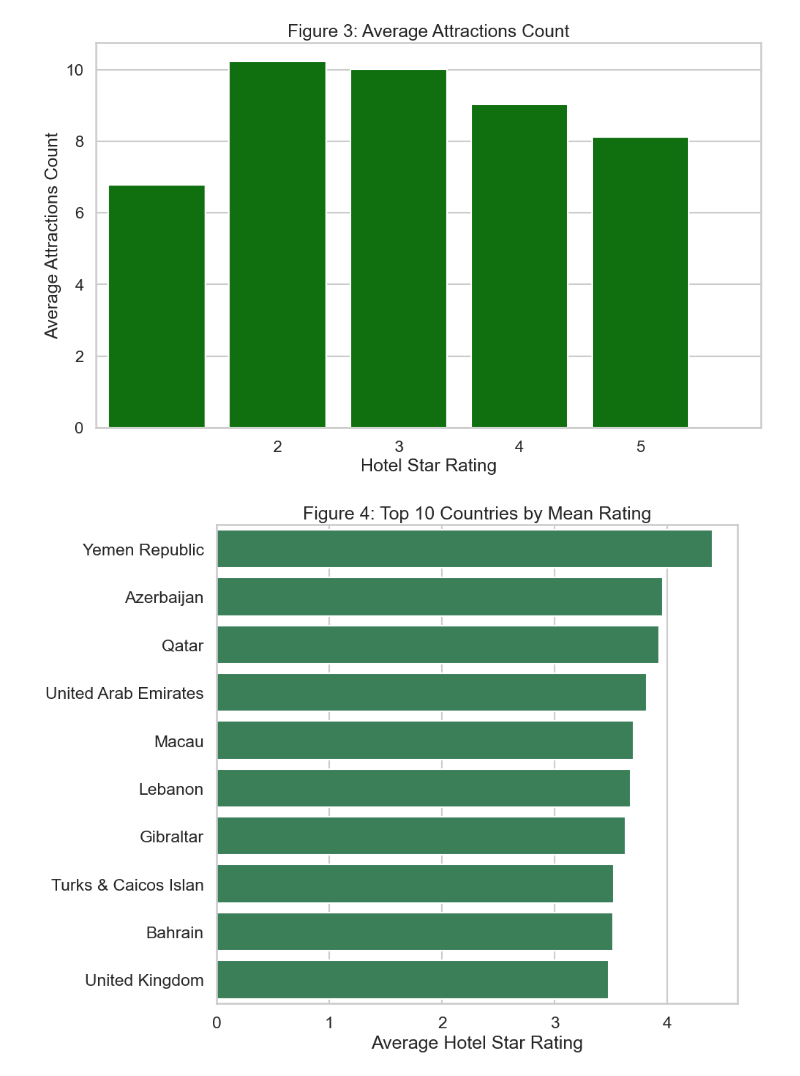
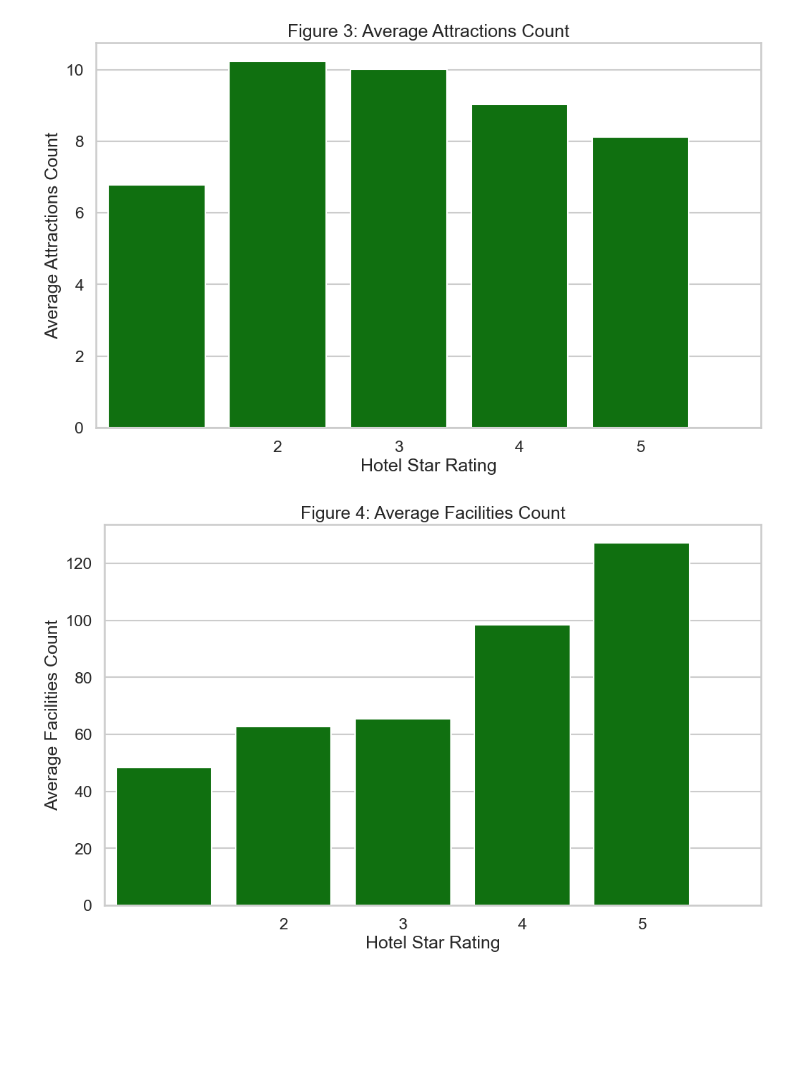
Before and after one commit to daniahsn/hotel-data-analysis, a Jupyter notebook: scripts/EDA/eda_notebook_local.ipynb, the cells around one changed output. Cells and saved outputs as stored; diff of their text form; code cells hidden in the pictures; blank space fills up the shorter version.

```diff
--- a/scripts/EDA/eda_notebook_local.ipynb
+++ b/scripts/EDA/eda_notebook_local.ipynb
@@ -5,7 +5,7 @@ import seaborn as sns
 import numpy as np
 
 # Load data
-df = pd.read_parquet('../../data/processed/hotels_with_cities.parquet')
+df = pd.read_parquet('../../data/processed/hotels_with_cities-2.parquet')
 
 # --- 1. Refined Sub-Region Mapping ---
 region_map = {
@@ -72,7 +72,22 @@ region_map = {
     'French Polynesia': 'Oceania'
 }
 
+# --- Map Sub-Regions to Main Continents ---
+continent_map = {
+    'North America': 'North America',
+    'South America': 'South America',
+    'Central America/Caribbean': 'North America',
+    'East Asia': 'Asia',
+    'Southeast Asia': 'Asia',
+    'South Asia': 'Asia',
+    'Middle East': 'Asia',
+    'Europe': 'Europe',
+    'Africa': 'Africa',
+    'Oceania': 'Oceania'
+}
+
 df['sub_region'] = df['countyName'].map(region_map).fillna('Other')
+df['continent'] = df['sub_region'].map(continent_map).fillna('Other')
 
 # Global styling
 sns.set_context("talk")
@@ -81,6 +96,7 @@ plt.rcParams['figure.figsize'] = (12, 7)
 
 # --- 2. Calculations ---
 sub_region_stats = df.groupby('sub_region')['hotel_star_rating'].mean().sort_values(ascending=False)
+continent_stats = df.groupby('continent')['hotel_star_rating'].mean().sort_values(ascending=False)
 country_stats = df.groupby('countyName')['hotel_star_rating'].mean().dropna()
 city_stats = df.groupby(['cityName', 'countyName'])['hotel_star_rating'].agg(['mean', 'count']).dropna().reset_index()
 city_stats['city_label'] = city_stats['cityName'] + " (" + city_stats['countyName'] + ")"
@@ -122,85 +138,103 @@ plt.xlabel('Hotel Star Rating')
 plt.ylabel('Average Attractions Count')
 plt.savefig('eda_3_rating_vs_attractions.png')
 
+# Figure 4
+plt.figure()
+sns.barplot(data=df, x='hotel_star_rating', y='facilities_count', estimator=np.mean, errorbar=None, color='green')
+plt.title('Figure 4: Average Facilities Count')
+plt.ticklabel_format(style='plain', axis='y')
+plt.xticks([1, 2, 3, 4, 5])
+plt.xlabel('Hotel Star Rating')
+plt.ylabel('Average Facilities Count')
+plt.savefig('eda_4_rating_vs_facilities.png')
 
-# Figure 4: Top 10 Countries (Horizontal)
+# Figure 5: Top 10 Countries (Horizontal)
 plt.figure(figsize=(10, 8))
 sns.barplot(y=top_10_countries.index, x=top_10_countries.values, color='seagreen', orient='h')
-plt.title('Figure 4: Top 10 Countries by Mean Rating')
+plt.title('Figure 5: Top 10 Countries by Mean Rating')
 plt.xlabel('Average Hotel Star Rating')
 plt.ylabel('')
 plt.tight_layout()
-plt.savefig('eda_4_top_countries.png')
+plt.savefig('eda_5_top_countries.png')
 
-# Figure 4b: Worst 10 Countries (Horizontal)
+# Figure 5b: Worst 10 Countries (Horizontal)
 plt.figure(figsize=(10, 8))
 sns.barplot(y=worst_10_countries.index, x=worst_10_countries.values, color='crimson', orient='h')
-plt.title('Figure 4b: Bottom 10 Countries by Mean Rating')
+plt.title('Figure 5b: Bottom 10 Countries by Mean Rating')
 plt.xlabel('Average Hotel Star Rating')
 plt.ylabel('')
 plt.tight_layout()
-plt.savefig('eda_4b_worst_countries.png')
+plt.savefig('eda_5b_worst_countries.png')
 
-# Figure 4c: Top 10 Cities (Horizontal)
+# Figure 5c: Top 10 Cities (Horizontal)
 plt.figure(figsize=(12, 8))
 sns.barplot(y=top_10_cities['city_label'], x=top_10_cities['mean'], color='skyblue', orient='h')
-plt.title('Figure 4c: Top 10 Cities (Min 10 Hotels)')
+plt.title('Figure 5c: Top 10 Cities (Min 10 Hotels)')
 plt.xlabel('Average Hotel Star Rating')
 plt.ylabel('')
 plt.tight_layout()
-plt.savefig('eda_4c_top_cities.png')
+plt.savefig('eda_5c_top_cities.png')
 
-# Figure 4d: Worst 10 Cities (Horizontal)
+# Figure 5d: Worst 10 Cities (Horizontal)
 plt.figure(figsize=(12, 8))
 sns.barplot(y=worst_10_cities['city_label'], x=worst_10_cities['mean'], color='salmon', orient='h')
-plt.title('Figure 4d: Bottom 10 Cities (Min 10 Hotels)')
+plt.title('Figure 5d: Bottom 10 Cities (Min 10 Hotels)')
 plt.xlabel('Average Hotel Star Rating')
 plt.ylabel('')
 plt.tight_layout()
-plt.savefig('eda_4d_worst_cities.png')
+plt.savefig('eda_5d_worst_cities.png')
 
-# Figure 5: Sub-Region (Horizontal)
+# Figure 6a: Sub-Region (Horizontal)
 plt.figure(figsize=(10, 8))
 sns.barplot(y=sub_region_stats.index, x=sub_region_stats.values, color='goldenrod', orient='h')
-plt.title('Figure 5: Mean Hotel Rating by Region')
+plt.title('Figure 6a: Mean Hotel Rating by Region')
 plt.xlabel('Average Hotel Star Rating')
 plt.ylabel('')
 plt.tight_layout()
-plt.savefig('eda_5_rating_by_sub_region.png')
+plt.savefig('eda_6a_rating_by_sub_region.png')
 
-# Figure 6: Correlation
+# Figure 6b: Rating by Continent
+plt.figure(figsize=(10, 6))
+sns.barplot(y=continent_stats.index, x=continent_stats.values, color='goldenrod', orient='h')
+plt.title('Figure 6b: Mean Hotel Rating by Continent')
+plt.xlabel('Average Hotel Star Rating')
+plt.ylabel('Continent')
+plt.tight_layout()
+plt.savefig('eda_6b_rating_by_continent.png')
+
+# Figure 7: Correlation
 numeric_cols_all = [
     'hotel_star_rating',
     'city_population',
     'attractions_count',
     'facilities_count',
     'hotel_latitude',
     'hotel_longitude'
 ]
 
 # Calculate the correlation matrix
 corr_all = df[numeric_cols_all].corr()
 
 # Create the plot without a mask to show the full square
 fig, ax = plt.subplots(figsize=(12, 10))
 
 # Draw the full square heatmap
 sns.heatmap(
     corr_all,
     annot=True,
     cmap='coolwarm',
     center=0,
     fmt='.2f',
     ax=ax
 )
 
-ax.set_title('Figure 6: Full Feature Correlation Heatmap')
+ax.set_title('Figure 7: Full Feature Correlation Heatmap')
 plt.tight_layout()
-plt.savefig('eda_6_square_heatmap.png')
+plt.savefig('eda_7_square_heatmap.png')
 
 plt.show()
 # %% [output]
 [figure]
 [figure]
 [figure]
-[figure, old version]
+[figure, new version]
```
Also changed, not shown: parts of 3 cells of this notebook, 1 other file.
